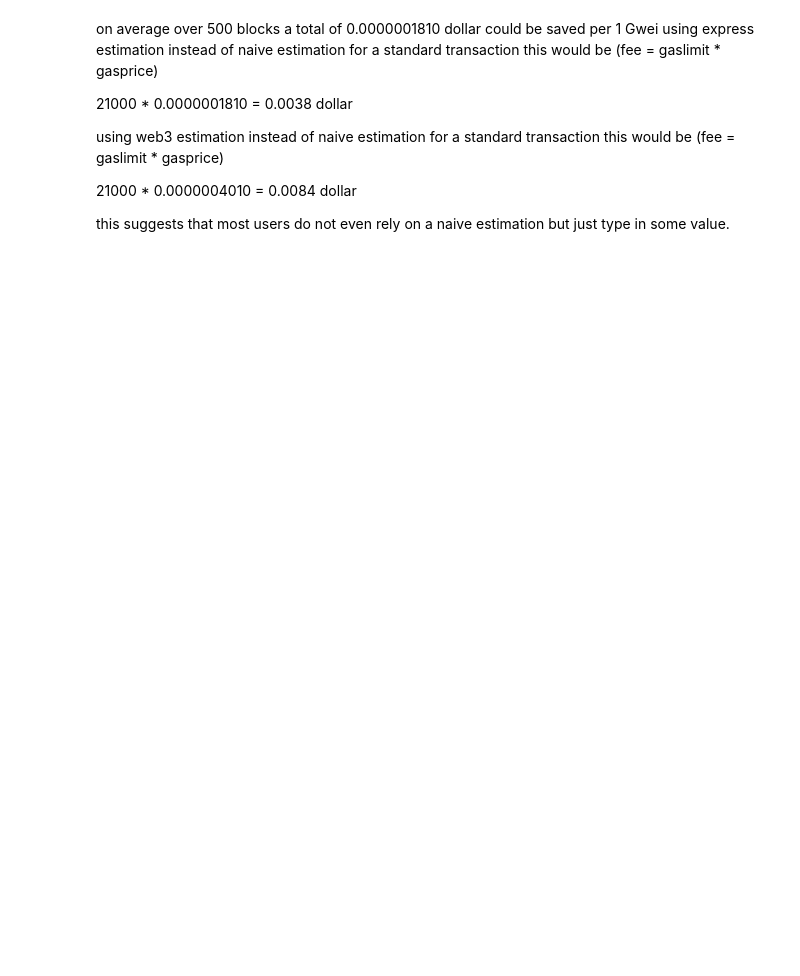
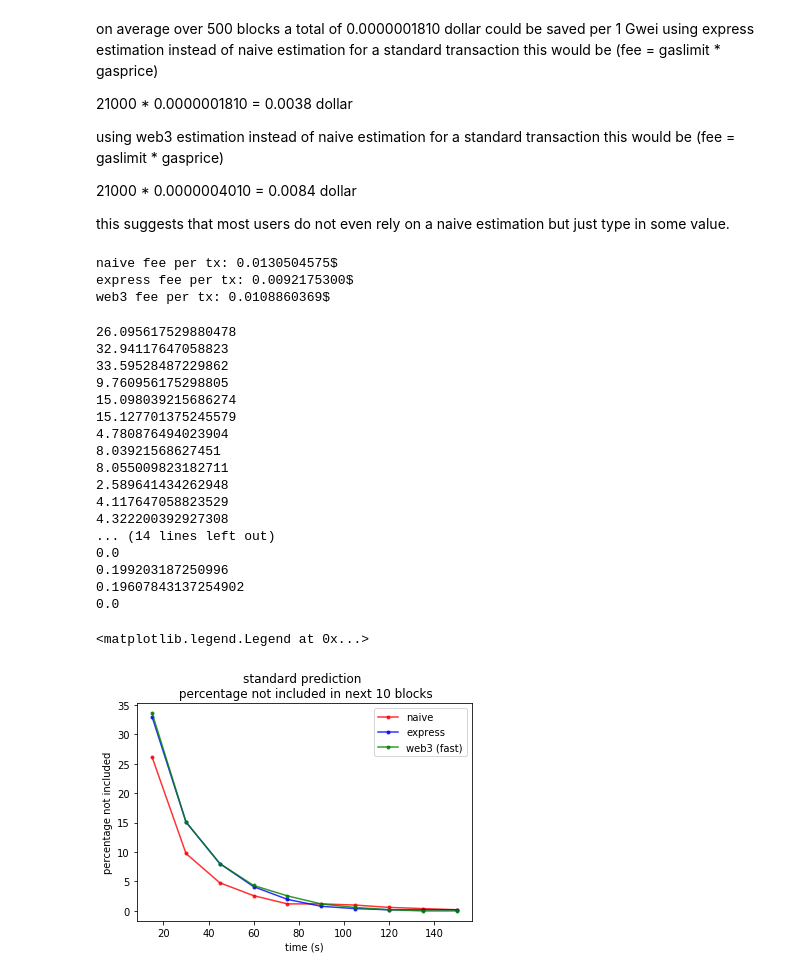
Before and after one commit to mariusgiger/ethereum-feeestimator-analysis, a Jupyter notebook: Analysis - Comparison.ipynb, the cells around one changed output. Drawn from its saved outputs; the diff is of its cells as text; code cells hidden in the pictures; blank space fills up the shorter version.

```diff
--- a/Analysis - Comparison.ipynb
+++ b/Analysis - Comparison.ipynb
@@ -173,3 +168,75 @@ for a standard transaction this would be (fee = gaslimit * gasprice)
 21000 * 0.0000004010 = 0.0084 dollar
 
 this suggests that most users do not even rely on a naive estimation but just type in some value.
+# %%
+averageFeeNaive = naiveMean * 21000 * toDollar
+averageFeeExpress= expressMean * 21000 * toDollar
+averageFeeWeb3 = web3Mean * 21000 * toDollar
+print('naive fee per tx: {0:.10f}'.format(averageFeeNaive) + "$")
+print('express fee per tx: {0:.10f}'.format(averageFeeExpress) + "$")
+print('web3 fee per tx: {0:.10f}'.format(averageFeeWeb3) + "$")
+# %% [output]
+naive fee per tx: 0.0130504575$
+express fee per tx: 0.0092175300$
+web3 fee per tx: 0.0108860369$
+# %%
+def getPercentage(cols, df):
+    minScore = df[cols].min(axis=1)
+    numberOfBlocks = minScore.count()
+    numberOfBlocksWithoutInclusion = minScore.value_counts().get(100.000, None)
+    if numberOfBlocksWithoutInclusion is None:
+        numberOfBlocksWithoutInclusion = 0
+    percentage = (100 / numberOfBlocks) * numberOfBlocksWithoutInclusion
+    print(percentage)
+    return percentage
+# %%
+x1 = []
+y1 = []
+y2 = []
+y3 = []
+
+avg_blocktime = 15.0
+cols = []
+colsFast = []
+for idx in range(1, 11, 1):
+    cols.append("scoreStandardPlus" + str(idx))
+    colsFast.append("scoreFastPlus" + str(idx))
+    percentage1 = getPercentage(cols, dfnaive)
+    y1.append(percentage1)
+    x1.append(idx * avg_blocktime)
+    percentage2 = getPercentage(cols, dfexpress)
+    y2.append(percentage2)
+    percentage3 = getPercentage(colsFast, dfweb3)
+    y3.append(percentage3)
+
+fig = plt.figure()
+ax = fig.add_subplot(111)
+
+ax.plot(x1, y1, alpha=0.8, c='r', marker='.', label='naive')
+ax.plot(x1, y2, alpha=0.8, c='b', marker='.', label='express')
+ax.plot(x1, y3, alpha=0.8, c='g', marker='.', label='web3 (fast)')
+
+plt.xlabel('time (s)')
+plt.ylabel('percentage not included')
+plt.title('standard prediction \n percentage not included in next 10 blocks')
+plt.legend(loc=1)
+# %% [output]
+26.095617529880478
+32.94117647058823
+33.59528487229862
+9.760956175298805
+15.098039215686274
+15.127701375245579
+4.780876494023904
+8.03921568627451
+8.055009823182711
+2.589641434262948
+4.117647058823529
+4.322200392927308
+... (14 lines left out)
+0.0
+0.199203187250996
+0.19607843137254902
+0.0
+<matplotlib.legend.Legend at 0x...>
+[figure, added]
```
Also changed, not shown: parts of 4 cells of this notebook, 4 other files.
